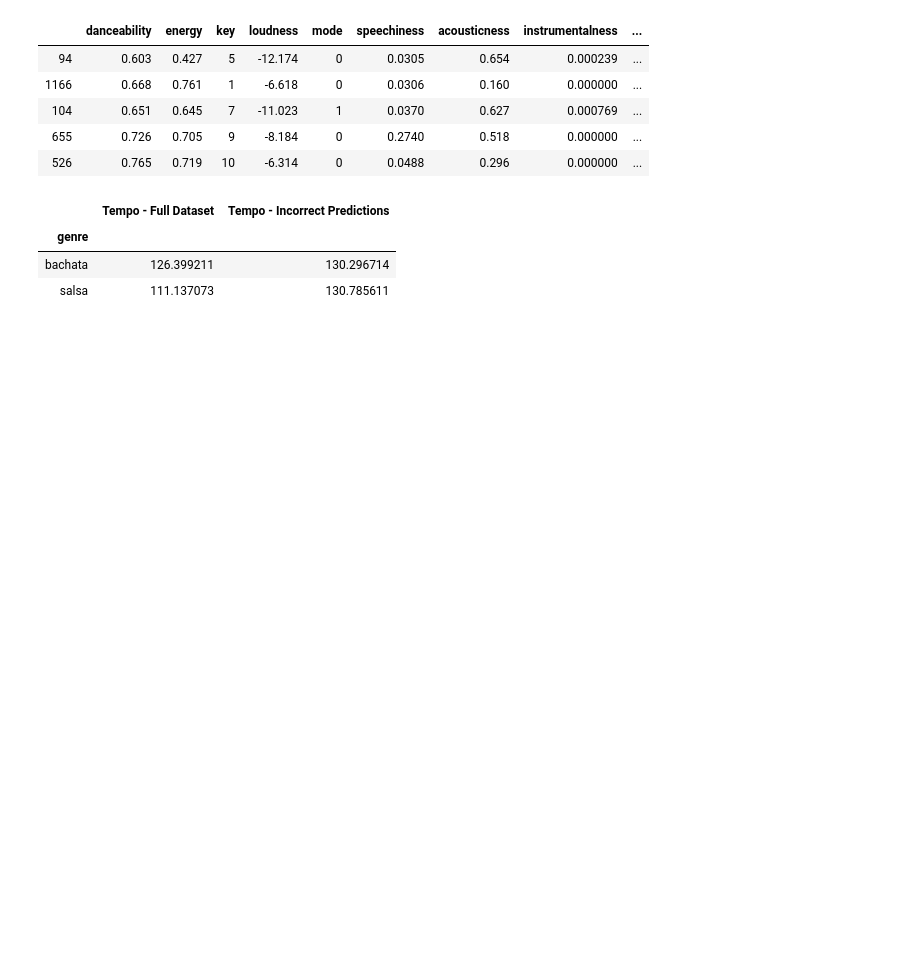
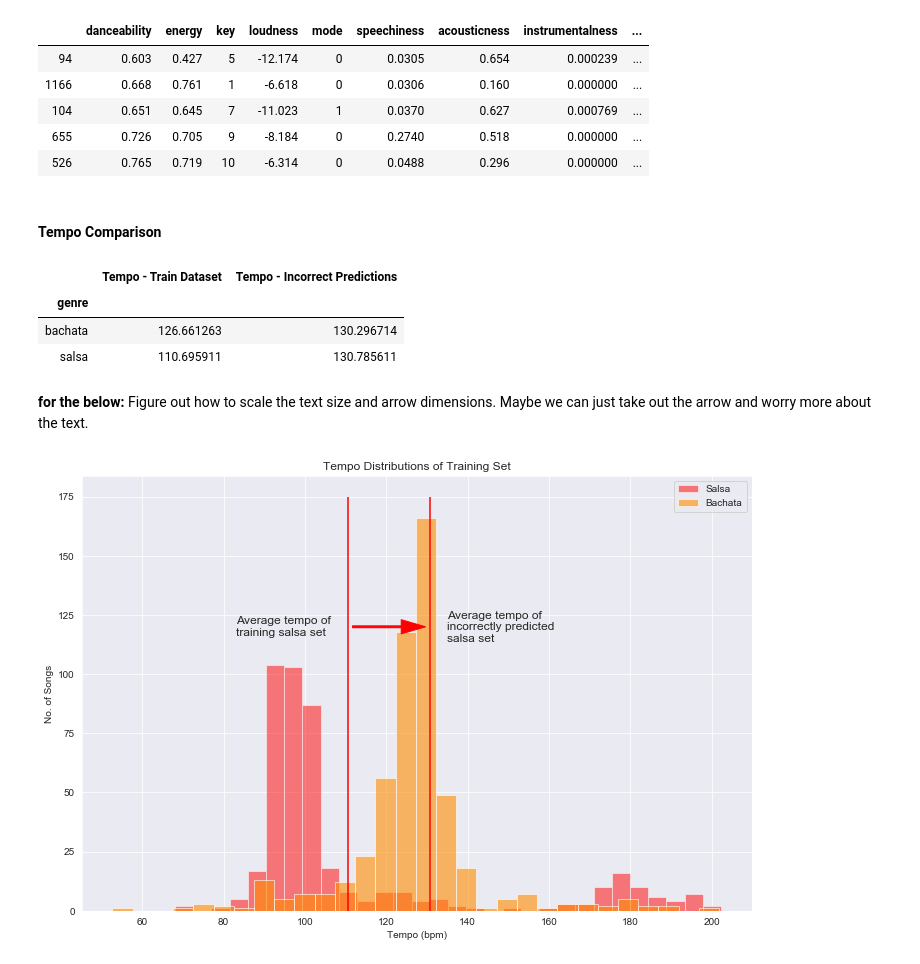
Before and after one commit to ayalasm/mod_5_project, a Jupyter notebook: mod_5_notebook.ipynb, the cells around one changed output. Cells and saved outputs as stored; diff of their text form; code cells hidden in the pictures; blank space fills up the shorter version.

Commit message:
update graphics for readme

```diff
--- a/mod_5_notebook.ipynb
+++ b/mod_5_notebook.ipynb
@@ -296,9 +305,24 @@ incorrect_df.head()
+# %% [markdown]
+#### Tempo Comparison
 # %%
-tempo_comp = pd.concat([pd.DataFrame(df.groupby('genre').agg({'tempo':'mean'})),pd.DataFrame(incorrect_df.groupby('genre').agg({'tempo':'mean'}))],axis=1)
-tempo_comp.columns = ['Tempo - Full Dataset','Tempo - Incorrect Predictions']
-tempo_comp
+tempo_comp = pd.concat([
+                        pd.DataFrame(train_df.groupby('genre').agg({'tempo':'mean'})),
+                        pd.DataFrame(incorrect_df.groupby('genre').agg({'tempo':'mean'}))
+                       ],
+                        axis=1)
+
+tempo_comp.columns = ['Tempo - Train Dataset',
+                      'Tempo - Incorrect Predictions']
-# %% [output]
-|  | Tempo - Full Dataset | Tempo - Incorrect Predictions |
-| genre |  |  |
-| bachata | 126.399211 | 130.296714 |
-| salsa | 111.137073 | 130.785611 |
+# %%
+tempo_comp
+# %% [output]
+|  | Tempo - Train Dataset | Tempo - Incorrect Predictions |
+| genre |  |  |
+| bachata | 126.661263 | 130.296714 |
+| salsa | 110.695911 | 130.785611 |
+# %% [markdown]
+**for the below:** Figure out how to scale the text size and arrow dimensions. Maybe we can just take out the arrow and worry more about the text.
+# %%
+functions.plot_tempo_comp(train_df, tempo_comp)
+# %% [output]
+[figure, added]
```
Also changed, not shown: parts of 14 cells of this notebook, 5 other files.
